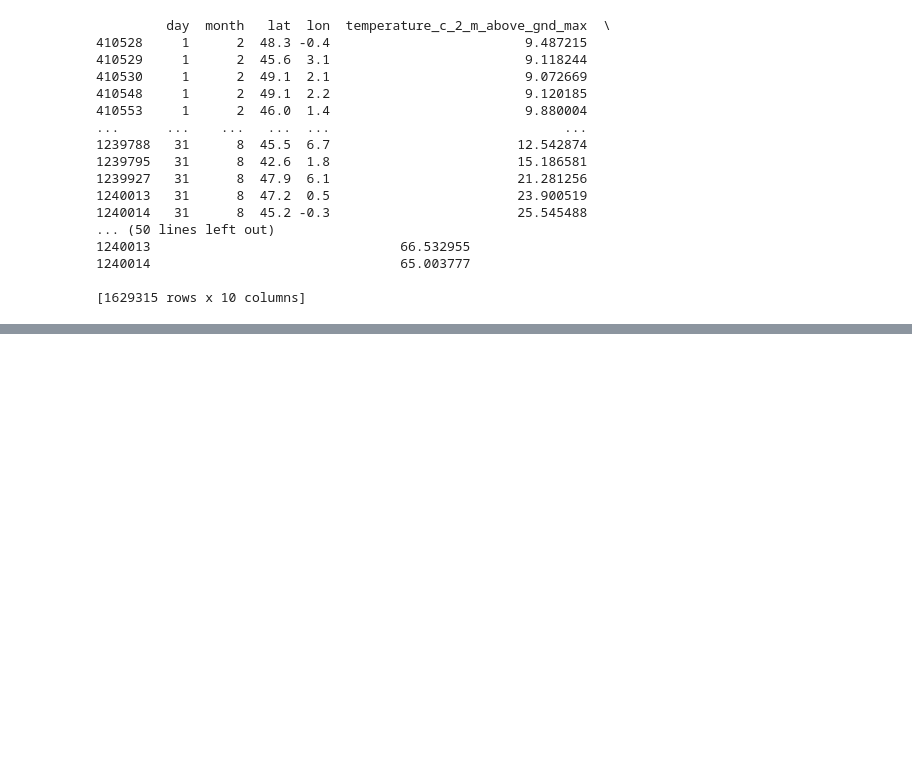
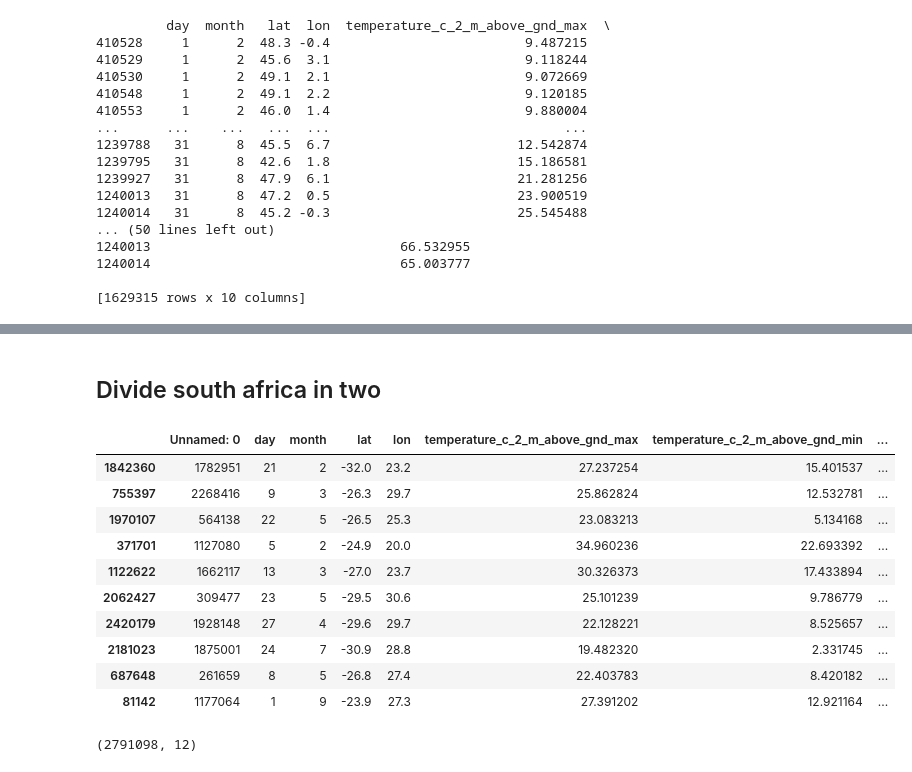
Before and after one commit to maxime-henry/WeatherApp, a Jupyter notebook: test.ipynb, the cells around one changed output, grey strips where cells are left out. Saved outputs shown, nothing was run; the diff lists cells and outputs as text; code cells hidden in the pictures; blank space fills up the shorter version.

Commit message:
Added south africa

```diff
--- a/test.ipynb
+++ b/test.ipynb
@@ -61,0 +203,2 @@ s3.Bucket('weatherdataspr').upload_file(Filename='ES.csv', Key='ES.csv')
+# %% [markdown]
+## Divide south africa in two
@@ -61,0 +207,19 @@ s3.Bucket('weatherdataspr').upload_file(Filename='ES.csv', Key='ES.csv')
+# %%
+data = pd.read_csv('data\ZA.csv')
+data.sample(10)
+# %% [output]
+|  | Unnamed: 0 | day | month | lat | lon | temperature_c_2_m_above_gnd_max | temperature_c_2_m_above_gnd_min | ... |
+| 1842360 | 1782951 | 21 | 2 | -32.0 | 23.2 | 27.237254 | 15.401537 | ... |
+| 755397 | 2268416 | 9 | 3 | -26.3 | 29.7 | 25.862824 | 12.532781 | ... |
+| 1970107 | 564138 | 22 | 5 | -26.5 | 25.3 | 23.083213 | 5.134168 | ... |
+| 371701 | 1127080 | 5 | 2 | -24.9 | 20.0 | 34.960236 | 22.693392 | ... |
+| 1122622 | 1662117 | 13 | 3 | -27.0 | 23.7 | 30.326373 | 17.433894 | ... |
+| 2062427 | 309477 | 23 | 5 | -29.5 | 30.6 | 25.101239 | 9.786779 | ... |
+| 2420179 | 1928148 | 27 | 4 | -29.6 | 29.7 | 22.128221 | 8.525657 | ... |
+| 2181023 | 1875001 | 24 | 7 | -30.9 | 28.8 | 19.482320 | 2.331745 | ... |
+| 687648 | 261659 | 8 | 5 | -26.8 | 27.4 | 22.403783 | 8.420182 | ... |
+| 81142 | 1177064 | 1 | 9 | -23.9 | 27.3 | 27.391202 | 12.921164 | ... |
+# %%
+data.shape
+# %% [output]
+(2791098, 12)
```
Also changed, not shown: parts of 18 cells of this notebook, 7 other files.
